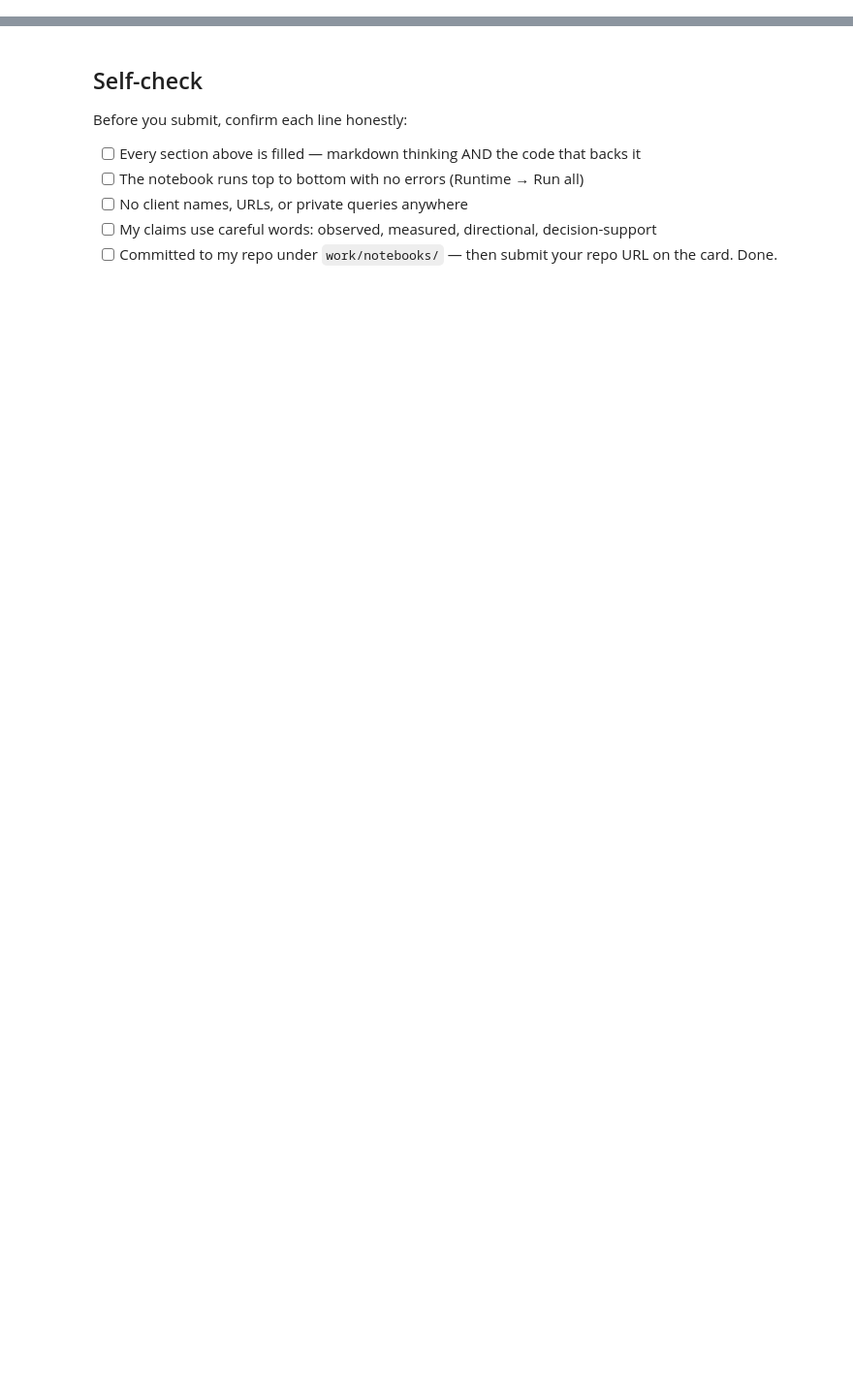
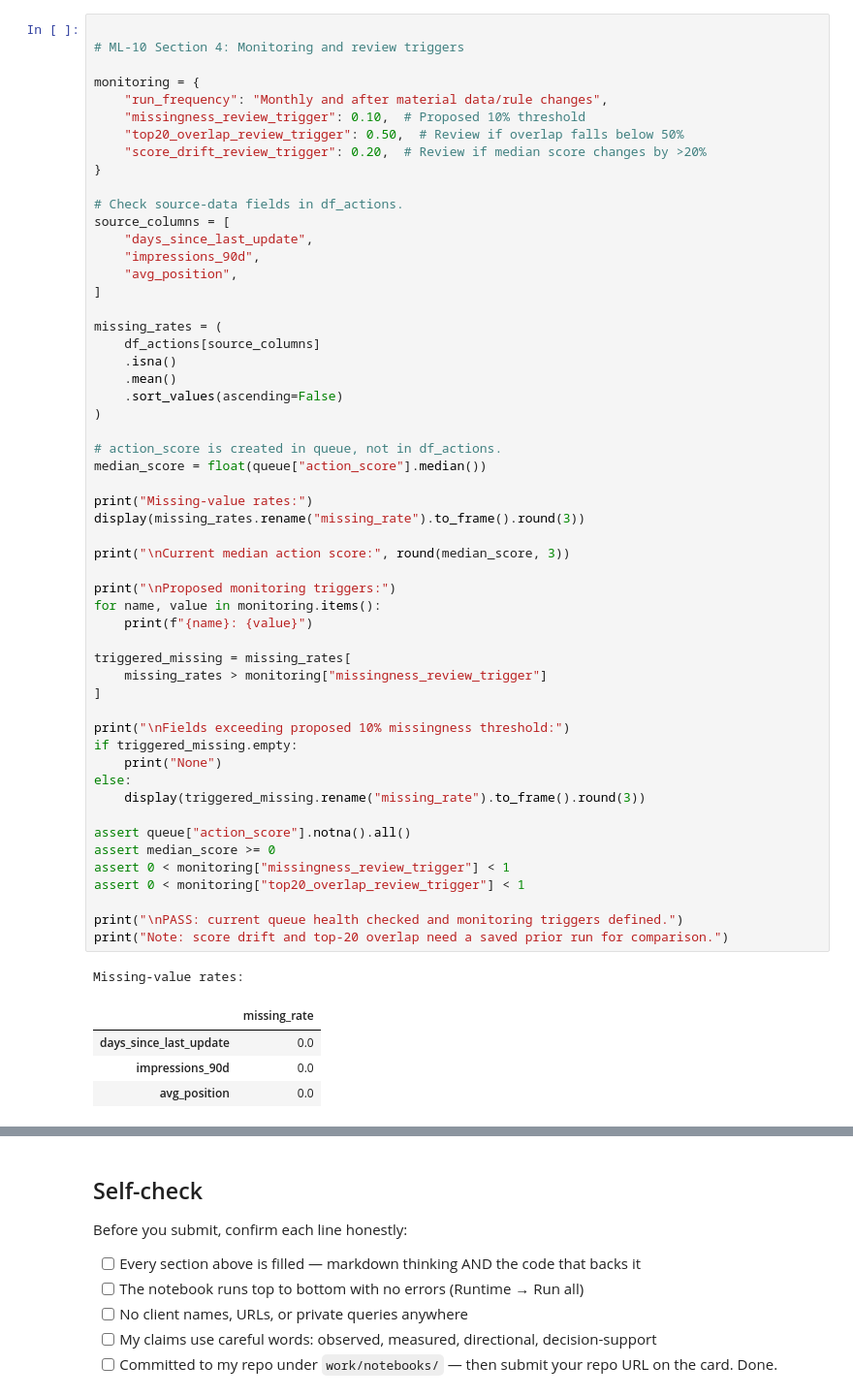
Before and after one commit to vishalseries7030/flyrank-ml-internship, a Jupyter notebook: work/notebooks/w07_action_playbook.ipynb, the cells around one changed output, grey strips where cells are left out. Shown at 97% size. Cells and saved outputs as stored; diff of their text form; blank space fills up the shorter version.

```diff
--- a/work/notebooks/w07_action_playbook.ipynb
+++ b/work/notebooks/w07_action_playbook.ipynb
@@ -43,0 +298,60 @@ This skeleton is yours to fill. Work the sections **in order** — each one has
+# %%
+
+# ML-10 Section 4: Monitoring and review triggers
+
+monitoring = {
+    "run_frequency": "Monthly and after material data/rule changes",
+    "missingness_review_trigger": 0.10,  # Proposed 10% threshold
+    "top20_overlap_review_trigger": 0.50,  # Review if overlap falls below 50%
+    "score_drift_review_trigger": 0.20,  # Review if median score changes by >20%
+}
+
+# Check source-data fields in df_actions.
+source_columns = [
+    "days_since_last_update",
+    "impressions_90d",
+    "avg_position",
+]
+
+missing_rates = (
+    df_actions[source_columns]
+    .isna()
+    .mean()
+    .sort_values(ascending=False)
+)
+
+# action_score is created in queue, not in df_actions.
+median_score = float(queue["action_score"].median())
+
+print("Missing-value rates:")
+display(missing_rates.rename("missing_rate").to_frame().round(3))
+
+print("\nCurrent median action score:", round(median_score, 3))
+
+print("\nProposed monitoring triggers:")
+for name, value in monitoring.items():
+    print(f"{name}: {value}")
+
+triggered_missing = missing_rates[
+    missing_rates > monitoring["missingness_review_trigger"]
+]
+
+print("\nFields exceeding proposed 10% missingness threshold:")
+if triggered_missing.empty:
+    print("None")
+else:
+    display(triggered_missing.rename("missing_rate").to_frame().round(3))
+
+assert queue["action_score"].notna().all()
+assert median_score >= 0
+assert 0 < monitoring["missingness_review_trigger"] < 1
+assert 0 < monitoring["top20_overlap_review_trigger"] < 1
+
+print("\nPASS: current queue health checked and monitoring triggers defined.")
+print("Note: score drift and top-20 overlap need a saved prior run for comparison.")
+# %% [output]
+Missing-value rates:
+|  | missing_rate |
+| days_since_last_update | 0.0 |
+| impressions_90d | 0.0 |
+| avg_position | 0.0 |
```
Also changed, not shown: parts of 21 cells of this notebook.
